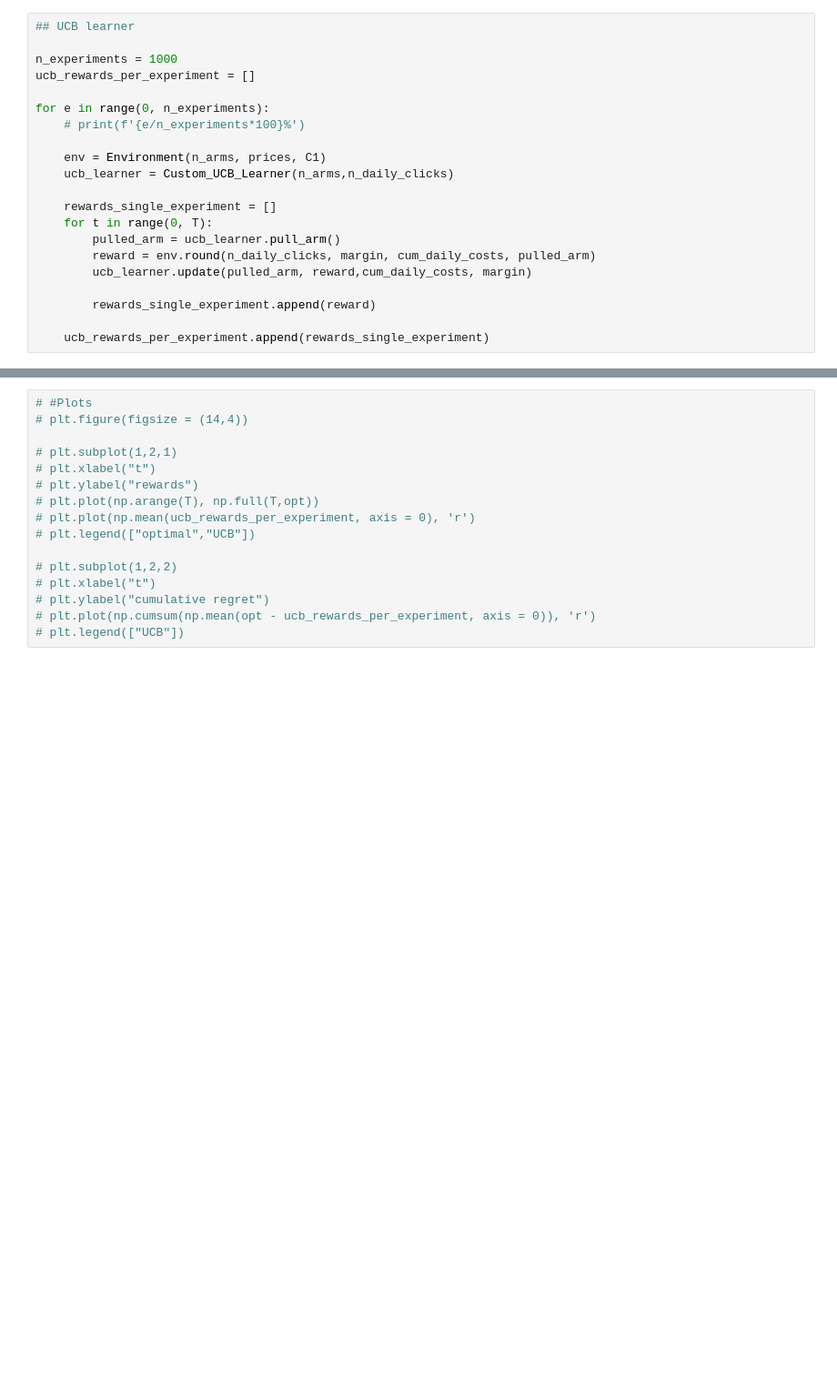
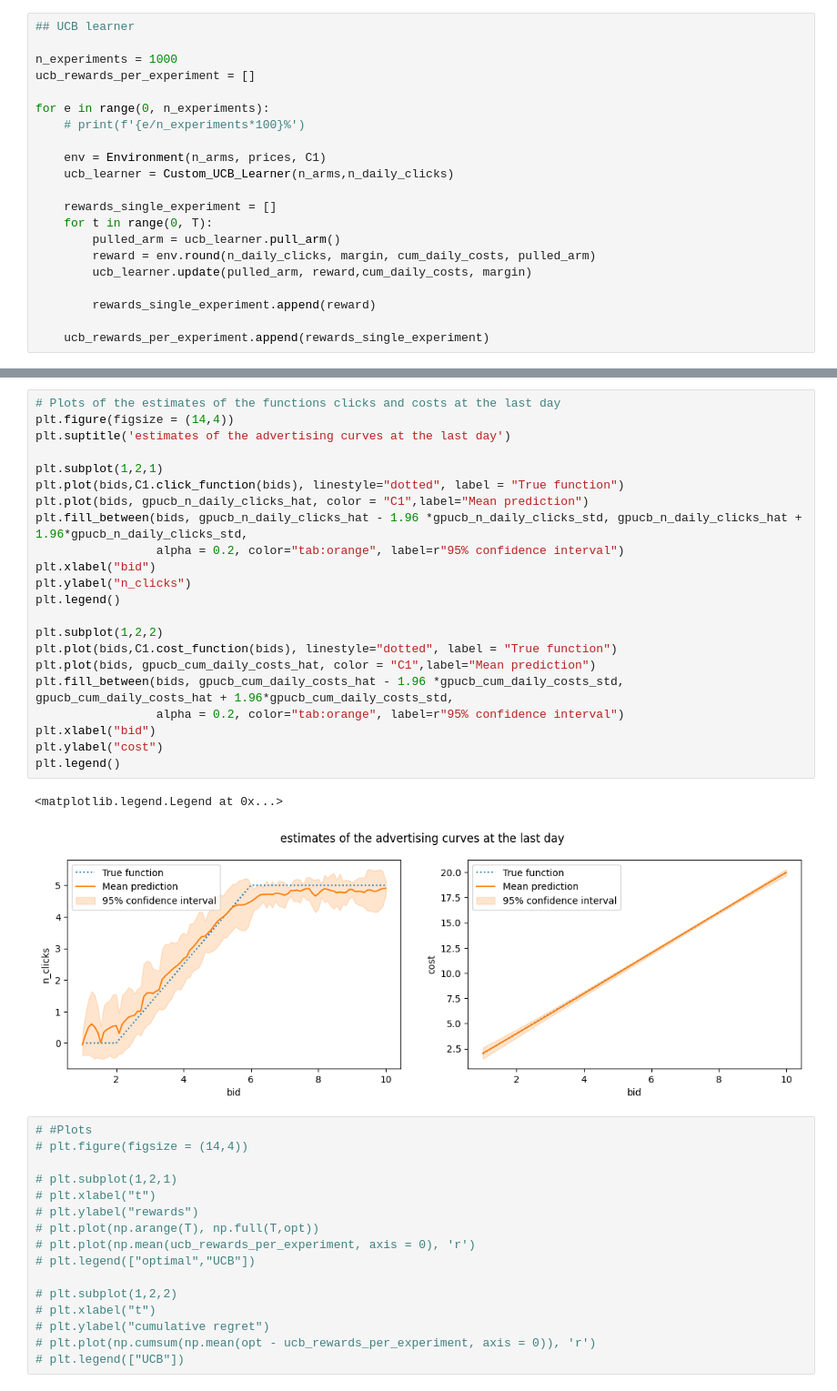
Before and after one commit to ossama-eloukili/Online-Learning-Applications-Project, a Jupyter notebook: bySTEPS.ipynb, the cells around one changed output, grey strips where cells are left out. Shown at 91% size. Drawn from its saved outputs; the diff is of its cells as text; blank space fills up the shorter version.

```diff
--- a/bySTEPS.ipynb
+++ b/bySTEPS.ipynb
@@ -296,3 +758,28 @@ for e in range(0, n_experiments):
+# %%
+# Plots of the estimates of the functions clicks and costs at the last day
+plt.figure(figsize = (14,4))
+plt.suptitle('estimates of the advertising curves at the last day')
+
+plt.subplot(1,2,1)
+plt.plot(bids,C1.click_function(bids), linestyle="dotted", label = "True function")
+plt.plot(bids, gpucb_n_daily_clicks_hat, color = "C1",label="Mean prediction")
+plt.fill_between(bids, gpucb_n_daily_clicks_hat - 1.96 *gpucb_n_daily_clicks_std, gpucb_n_daily_clicks_hat + 1.96*gpucb_n_daily_clicks_std,
+                 alpha = 0.2, color="tab:orange", label=r"95% confidence interval")
+plt.xlabel("bid")
+plt.ylabel("n_clicks")
+plt.legend()
+
+plt.subplot(1,2,2)
+plt.plot(bids,C1.cost_function(bids), linestyle="dotted", label = "True function")
+plt.plot(bids, gpucb_cum_daily_costs_hat, color = "C1",label="Mean prediction")
+plt.fill_between(bids, gpucb_cum_daily_costs_hat - 1.96 *gpucb_cum_daily_costs_std, gpucb_cum_daily_costs_hat + 1.96*gpucb_cum_daily_costs_std,
+                 alpha = 0.2, color="tab:orange", label=r"95% confidence interval")
+plt.xlabel("bid")
+plt.ylabel("cost")
+plt.legend()
+# %% [output]
+<matplotlib.legend.Legend at 0x...>
+[figure, added]
 # %%
 # #Plots
 # plt.figure(figsize = (14,4))
```
Also changed, not shown: parts of 54 cells of this notebook.
